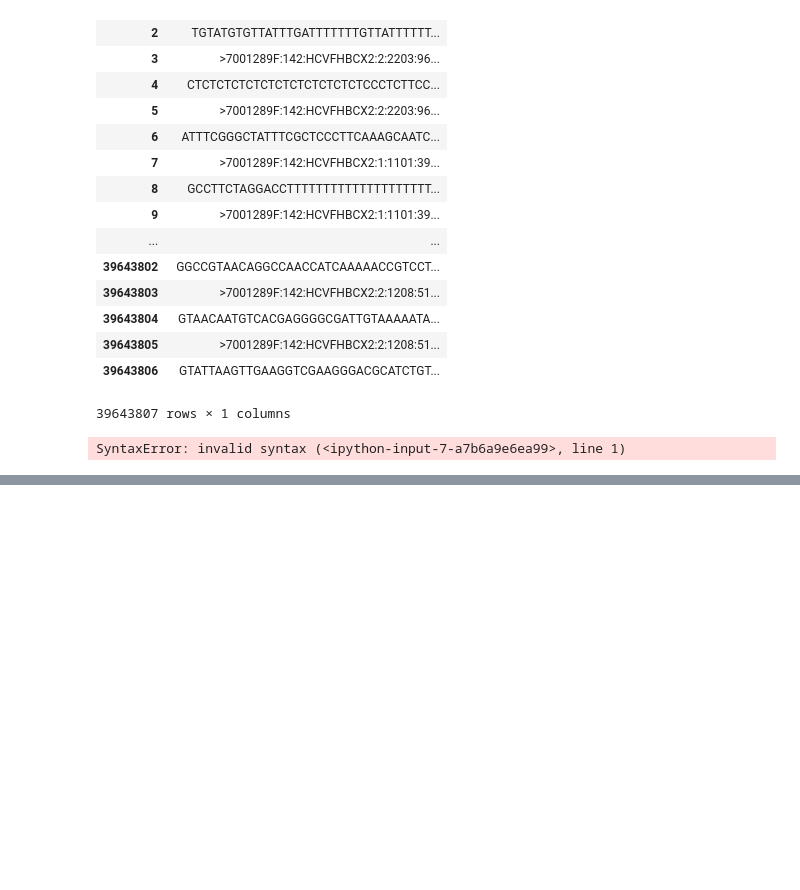
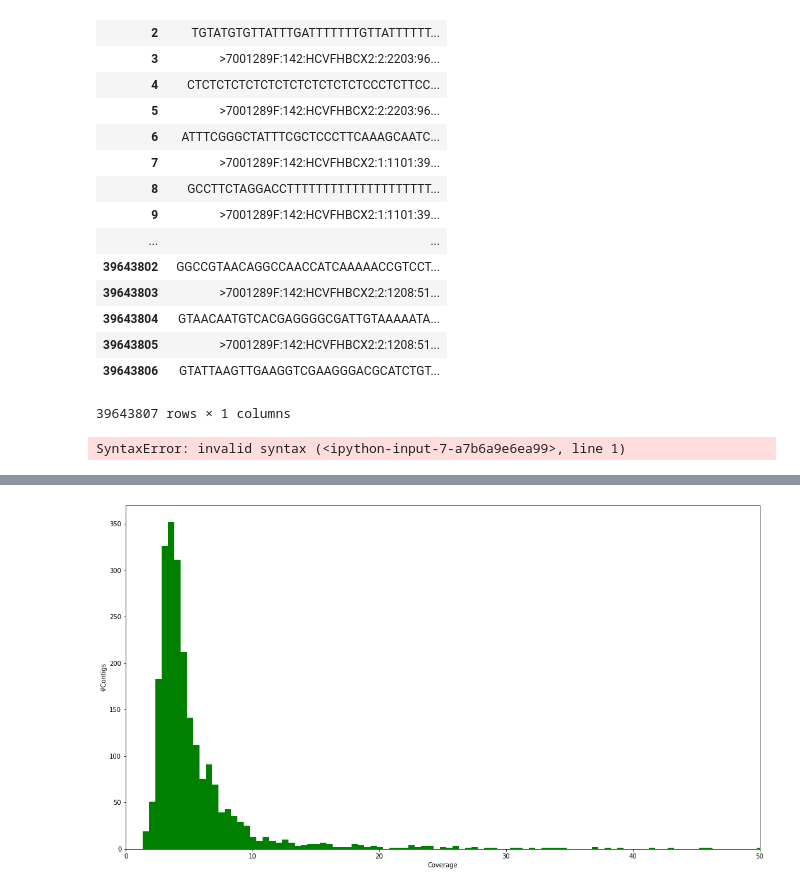
Before and after one commit to ash-bell/Python_notebooks, a Jupyter notebook: Anvi'o scripts.ipynb, the cells around one changed output, grey strips where cells are left out. Cells and saved outputs as stored; diff of their text form; code cells hidden in the pictures; blank space fills up the shorter version.

```diff
--- a/Anvi'o scripts.ipynb
+++ b/Anvi'o scripts.ipynb
@@ -2166,0 +2196,11 @@ mv kmer_bins2.tsv kmer_bins.tsv
+# %%
+plt.figure(figsize=(18, 10), facecolor='w', edgecolor='k')
+df2 = pd.read_csv("/home/minion/Desktop/test/lr_cov.tsv", sep = "\t")
+plt.hist(df.Avg_fold, bins=1000, color="green")
+plt.xlabel("Coverage")
+plt.ylabel("#Contigs")
+plt.xlim(0, 50)
+plt.ylim(0, )
+plt.savefig("/home/minion/Desktop/test/lr_hist.png", dpi=150)
+# %% [output]
+[figure, added]
```
Also changed, not shown: parts of 5 cells of this notebook.
